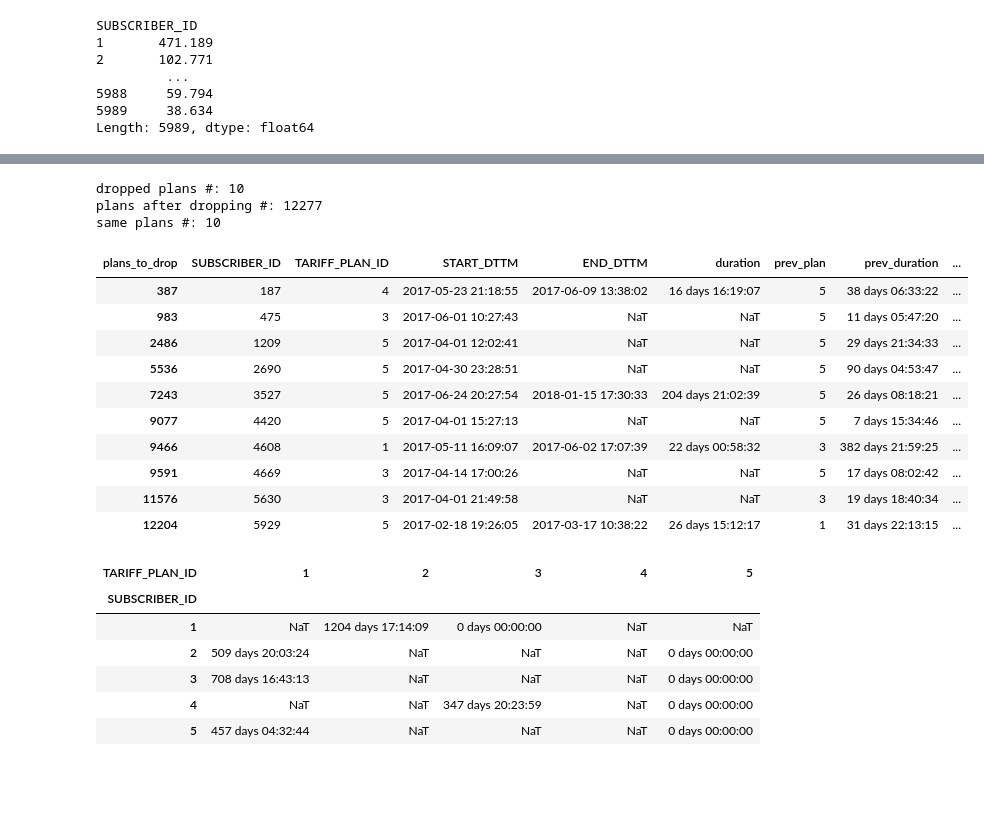
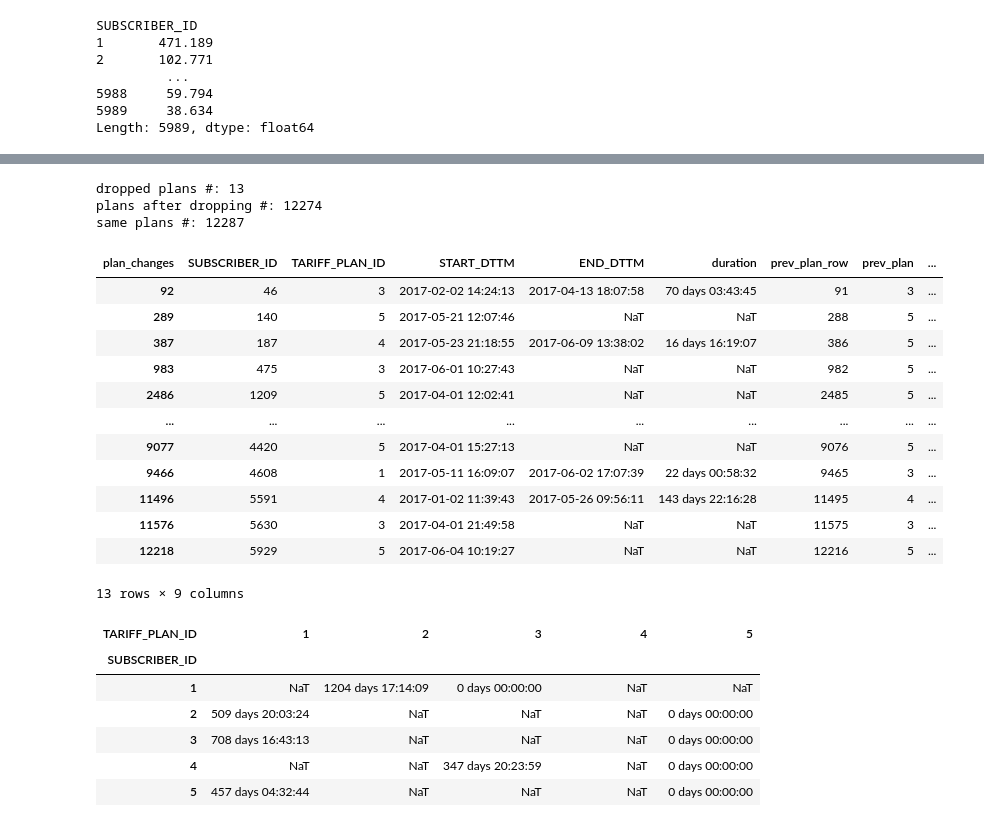
Before and after one commit to anatol-grabowski/test_task_plans_data, a Jupyter notebook: task3.ipynb, the cells around one changed output, grey strips where cells are left out. Cells and saved outputs as stored; diff of their text form; code cells hidden in the pictures; blank space fills up the shorter version.

```diff
--- a/task3.ipynb
+++ b/task3.ipynb
@@ -4,10 +4,11 @@ import pandas as pd
 import matplotlib.pyplot as plt
 from IPython.display import display, Image, HTML
 import numba
+import seaborn as sns
 
 %pylab inline
 pylab.rcParams['figure.figsize'] = (18, 5)
-pd.set_option('display.max_rows', 4)
+pd.set_option('display.max_rows', 5)
 # %% [output]
 Populating the interactive namespace from numpy and matplotlib
 # %%
@@ -106,12 +120,14 @@ SUBSCRIBER_ID
 Length: 5989, dtype: float64
 # %%
 plans = plan_changes.copy()
-plans['duration'] = plans['END_DTTM'] - plans['START_DTTM']
 
+# should have used some dataframe shift trick here
 @numba.jit
 def find_prev_plans(plan_changes):
-    "assumes that plan_changes is sorted by ['SUBSCRIBER_ID', 'START_DTTM']"
     p = plan_changes
+    p.sort_values(by=['SUBSCRIBER_ID', 'START_DTTM'], inplace=True)
+    p['duration'] = p['END_DTTM'] - p['START_DTTM']
+    p['prev_plan_row'] = pd.Series(-1, index=p.index, dtype=p.index.dtype)
     p['prev_plan'] = pd.Series(index=p.index, dtype=p['TARIFF_PLAN_ID'].dtype)
     p['prev_duration'] = pd.Series(pd.NaT, index=p.index, dtype=p['duration'].dtype)
     p['no_plan_duration'] = pd.Series(pd.NaT, index=p.index, dtype=p['duration'].dtype)
@@ -125,19 +141,22 @@ def find_prev_plans(plan_changes):
         subs, plan, dur, start, end = row[['SUBSCRIBER_ID', 'TARIFF_PLAN_ID', 'duration', 'START_DTTM', 'END_DTTM']]
         if subs != prev_subs:
             prev_subs = subs
+            prev_plan_row = -1
             prev_plan = -1
             prev_dur = pd.NaT
             prev_end = pd.NaT
+        p.at[i, 'prev_plan_row'] = prev_plan_row
         p.at[i, 'prev_plan'] = prev_plan
         p.at[i, 'prev_duration'] = prev_dur
         p.at[i, 'no_plan_duration'] = start - prev_end
+        prev_plan_row = i
         prev_plan = plan
         prev_dur = dur
         prev_end = end
 
-plans.sort_values(by=['SUBSCRIBER_ID', 'START_DTTM'], inplace=True)
+
 find_prev_plans(plans)
-with pd.option_context('display.max_rows', 10):
+with pd.option_context('display.max_rows', 5):
     display(plans.iloc[:])
     print(plans['no_plan_duration'].describe())
 # %% [output]
@@ -166,31 +176,33 @@ Name: no_plan_duration, dtype: object
 # %%
-no_plan_long_duration = pd.Timedelta(7, 'D')
+# not sure if a change after a long delay should still be considered a change
+no_plan_long_duration = pd.Timedelta(30, 'D')
 long_plans = plans['no_plan_duration'] > no_plan_long_duration
-plans_to_drop = plans[long_plans]
-same_plans = plans[plans['TARIFF_PLAN_ID'] == plans['prev_plan']]
-plans_to_drop.columns.name = 'plans_to_drop'
+same_plans = plans['TARIFF_PLAN_ID'] == plans['prev_plan'] # easier to drop them
+plans_to_drop = plans[long_plans | same_plans]
 ps = plans.drop(index=plans_to_drop.index)
 
 with pd.option_context('display.max_rows', 10):
     print('dropped plans #:', len(plans_to_drop))
     print('plans after dropping #:', len(ps))
     print('same plans #:', len(same_plans))
     display(plans_to_drop)
 # %% [output]
-dropped plans #: 10
-plans after dropping #: 12277
-same plans #: 10
+dropped plans #: 13
+plans after dropping #: 12274
+same plans #: 12287
-| plans_to_drop | SUBSCRIBER_ID | TARIFF_PLAN_ID | START_DTTM | END_DTTM | duration | prev_plan | prev_duration | ... |
-| 387 | 187 | 4 | 2017-05-23 21:18:55 | 2017-06-09 13:38:02 | 16 days 16:19:07 | 5 | 38 days 06:33:22 | ... |
-| 983 | 475 | 3 | 2017-06-01 10:27:43 | NaT | NaT | 5 | 11 days 05:47:20 | ... |
-| 2486 | 1209 | 5 | 2017-04-01 12:02:41 | NaT | NaT | 5 | 29 days 21:34:33 | ... |
-| 5536 | 2690 | 5 | 2017-04-30 23:28:51 | NaT | NaT | 5 | 90 days 04:53:47 | ... |
-| 7243 | 3527 | 5 | 2017-06-24 20:27:54 | 2018-01-15 17:30:33 | 204 days 21:02:39 | 5 | 26 days 08:18:21 | ... |
-| 9077 | 4420 | 5 | 2017-04-01 15:27:13 | NaT | NaT | 5 | 7 days 15:34:46 | ... |
-| 9466 | 4608 | 1 | 2017-05-11 16:09:07 | 2017-06-02 17:07:39 | 22 days 00:58:32 | 3 | 382 days 21:59:25 | ... |
-| 9591 | 4669 | 3 | 2017-04-14 17:00:26 | NaT | NaT | 5 | 17 days 08:02:42 | ... |
-| 11576 | 5630 | 3 | 2017-04-01 21:49:58 | NaT | NaT | 3 | 19 days 18:40:34 | ... |
-| 12204 | 5929 | 5 | 2017-02-18 19:26:05 | 2017-03-17 10:38:22 | 26 days 15:12:17 | 1 | 31 days 22:13:15 | ... |
+| plan_changes | SUBSCRIBER_ID | TARIFF_PLAN_ID | START_DTTM | END_DTTM | duration | prev_plan_row | prev_plan | ... |
+| 92 | 46 | 3 | 2017-02-02 14:24:13 | 2017-04-13 18:07:58 | 70 days 03:43:45 | 91 | 3 | ... |
+| 289 | 140 | 5 | 2017-05-21 12:07:46 | NaT | NaT | 288 | 5 | ... |
+| 387 | 187 | 4 | 2017-05-23 21:18:55 | 2017-06-09 13:38:02 | 16 days 16:19:07 | 386 | 5 | ... |
+| 983 | 475 | 3 | 2017-06-01 10:27:43 | NaT | NaT | 982 | 5 | ... |
+| 2486 | 1209 | 5 | 2017-04-01 12:02:41 | NaT | NaT | 2485 | 5 | ... |
+| ... | ... | ... | ... | ... | ... | ... | ... | ... |
+| 9077 | 4420 | 5 | 2017-04-01 15:27:13 | NaT | NaT | 9076 | 5 | ... |
+| 9466 | 4608 | 1 | 2017-05-11 16:09:07 | 2017-06-02 17:07:39 | 22 days 00:58:32 | 9465 | 3 | ... |
+| 11496 | 5591 | 4 | 2017-01-02 11:39:43 | 2017-05-26 09:56:11 | 143 days 22:16:28 | 11495 | 4 | ... |
+| 11576 | 5630 | 3 | 2017-04-01 21:49:58 | NaT | NaT | 11575 | 3 | ... |
+| 12218 | 5929 | 5 | 2017-06-04 10:19:27 | NaT | NaT | 12216 | 5 | ... |
+13 rows × 9 columns
 # %%
 def dur_aggfunc(series):
     return np.sum(series) #if series.count() else pd.NaT
```
Also changed, not shown: parts of 12 cells of this notebook, 7 other files.
